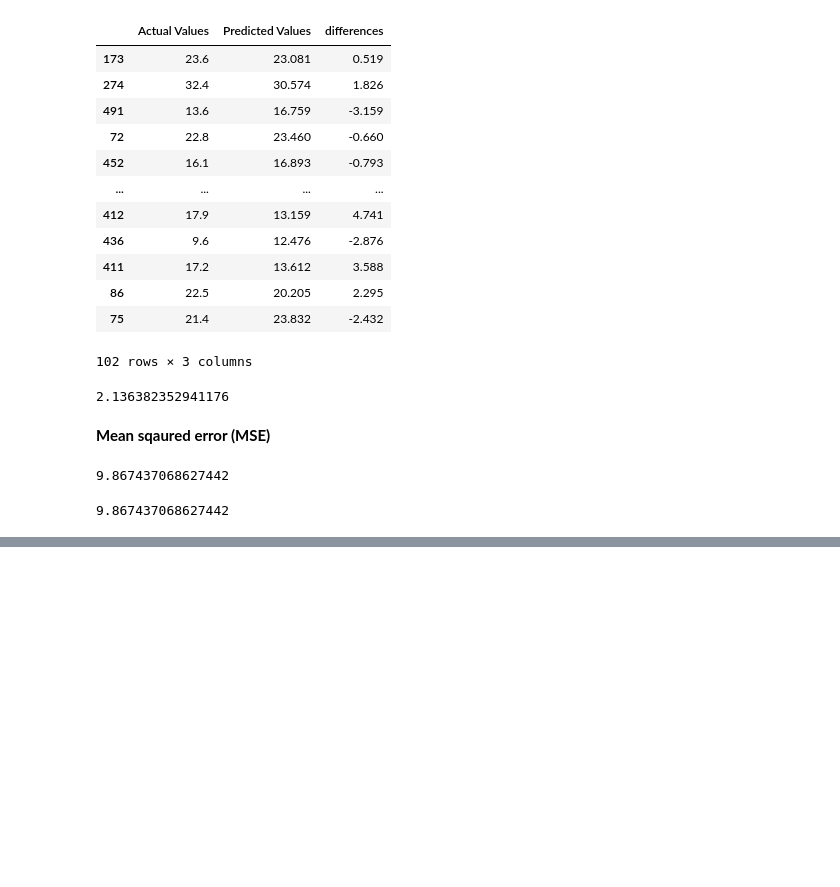
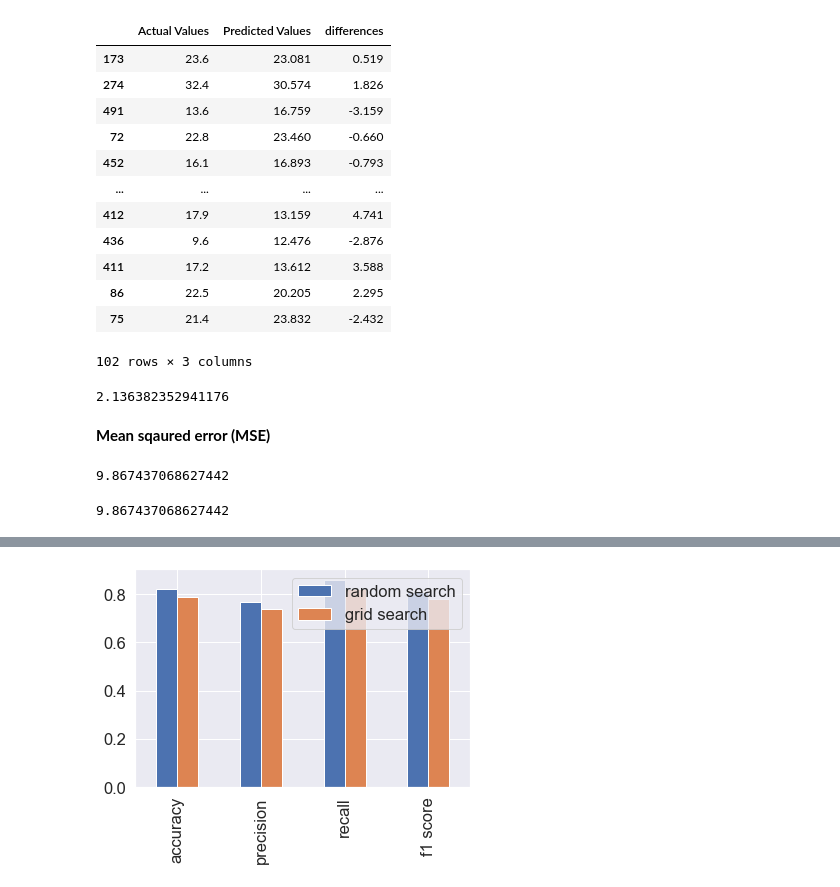
Before and after one commit to yucifer/dbourke-ml-ztm-course, a Jupyter notebook: data-science-and-ml-tools/Scikit-learn.ipynb, the cells around one changed output, grey strips where cells are left out. Drawn from its saved outputs; the diff is of its cells as text; code cells hidden in the pictures; blank space fills up the shorter version.

```diff
--- a/data-science-and-ml-tools/Scikit-learn.ipynb
+++ b/data-science-and-ml-tools/Scikit-learn.ipynb
@@ -1430,0 +1847,31 @@ exp.pow(2).mean()
+# %%
+# Let's get influenced with the best hyperparameter settings we obtained from RandomizedSearchCV
+# Based on those values we will get rid of some values and then apply GridSearchCV
+grid_2 = {"n_estimators" : [100, 200, 500],
+          "max_depth" : [None],
+          "max_features" : ["auto", "sqrt"],
+          "min_samples_split" : [6],
+          "min_samples_leaf" : [1,2]}
+# %%
+from sklearn.model_selection import GridSearchCV
+
+np.random.seed(42)
+
+# Split into X and y
+X = heart_disease_shuffled.drop("target", axis=1)
+y = heart_disease_shuffled["target"]
+
+# Split into train and test sets
+X_train, X_test, y_train, y_test = train_test_split(X, y, test_size=0.2)
+
+# Instantiate the Random Forest Classifier, n_jobs set how many of your computer processors you want to dedicate to this model. "-1" means all
+clf = RandomForestClassifier(n_jobs=-1)
+
+# Set up GridSearchCV
+gs_clf = GridSearchCV(estimator=clf,
+                     param_grid=grid_2,
+                     cv=5,
+                     verbose=2)
+
+# Fit the GridSearchCV version of classifier
+gs_clf.fit(X_train, y_train);
@@ -1430,0 +1904,6 @@ exp.pow(2).mean()
+# %%
+gs_y_preds = gs_clf.predict(X_test)
+
+# Evaluate the predictions
+gs_metrics = evaluate_preds(y_test, gs_y_preds)
+gs_metrics
@@ -1430,0 +1922,4 @@ exp.pow(2).mean()
+# %%
+compare_metrics = pd.DataFrame({"random search" : rs_metrics,
+                               "grid search" : gs_metrics})
+compare_metrics
@@ -1430,0 +1943,4 @@ exp.pow(2).mean()
+# %%
+compare_metrics.plot.bar();
+# %% [output]
+[figure, added]
```
Also changed, not shown: parts of 92 cells of this notebook, 4 other files.
